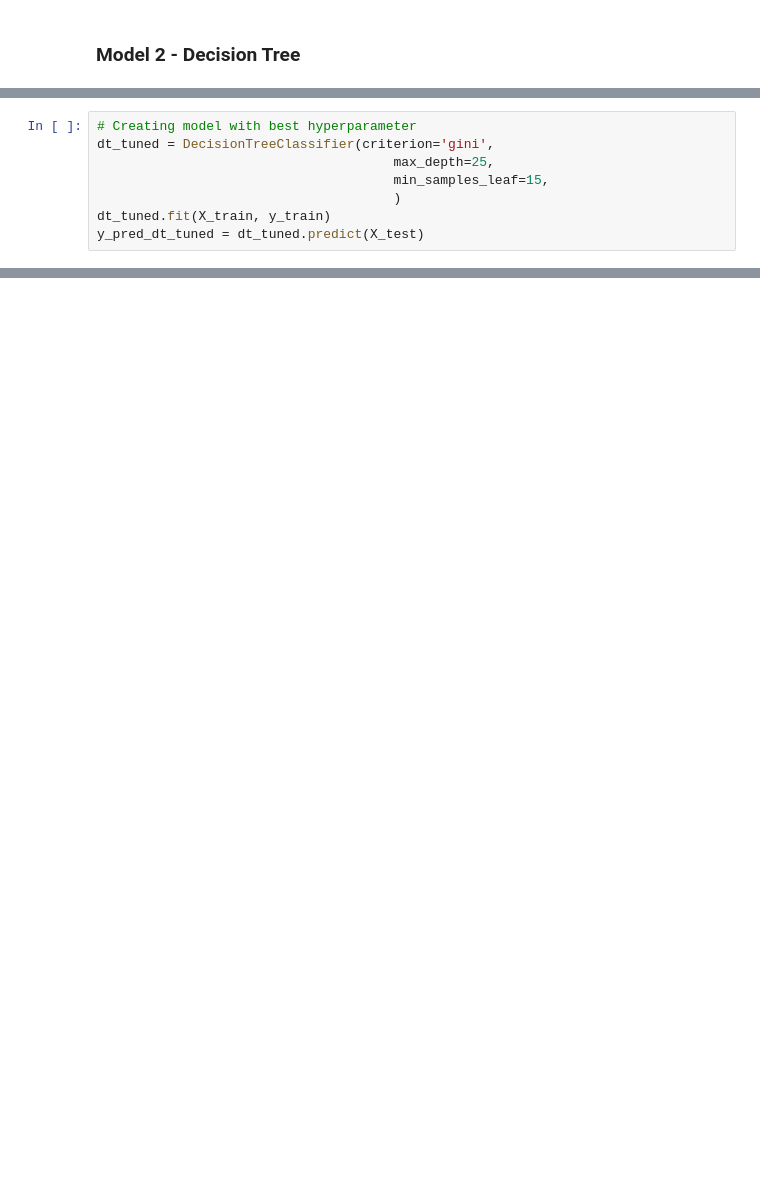
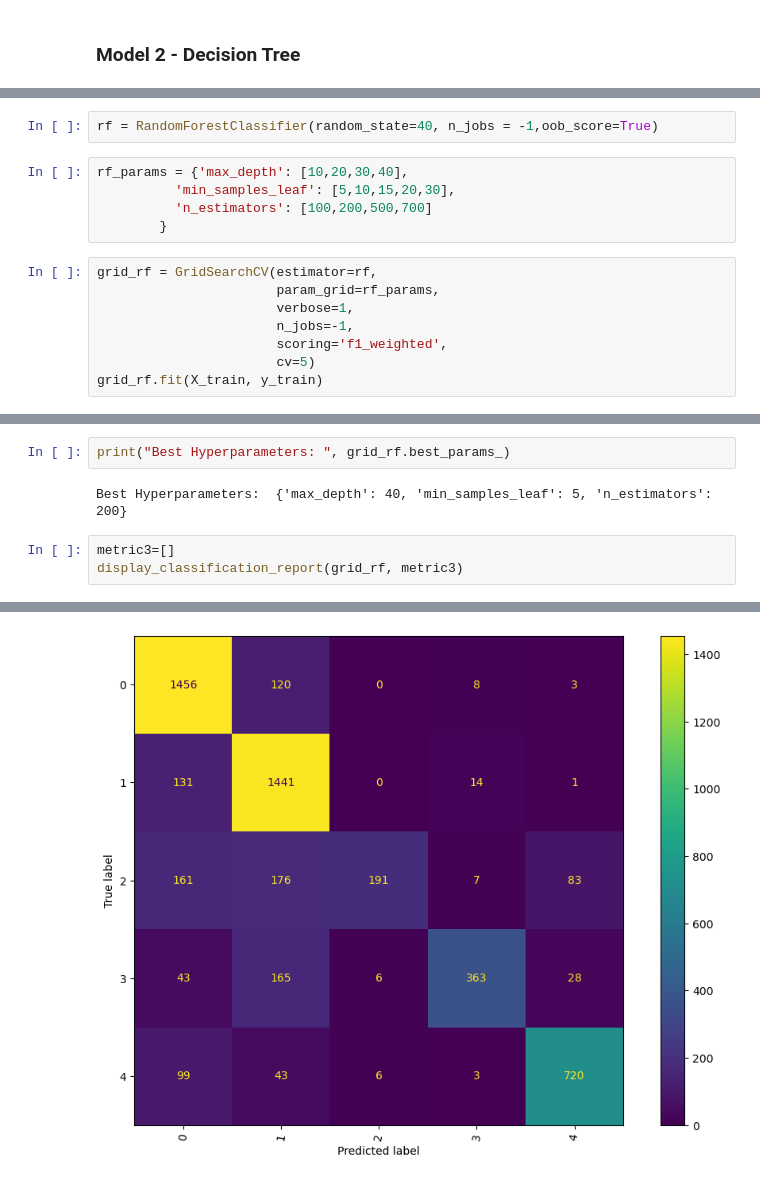
Before and after one commit to SanjayaKumarSahoo/automatic-ticket-classification, a Jupyter notebook: Automatic_Ticket_Classification_Assignment.ipynb, the cells around one changed output, grey strips where cells are left out. Drawn from its saved outputs; the diff is of its cells as text; blank space fills up the shorter version.

```diff
--- a/Automatic_Ticket_Classification_Assignment.ipynb
+++ b/Automatic_Ticket_Classification_Assignment.ipynb
@@ -868,8 +896,0 @@ Fitting 5 folds for each of 72 candidates, totalling 360 fits
-# %%
-# Creating model with best hyperparameter
-dt_tuned = DecisionTreeClassifier(criterion='gini',
-                                      max_depth=25,
-                                      min_samples_leaf=15,
-                                      )
-dt_tuned.fit(X_train, y_train)
-y_pred_dt_tuned = dt_tuned.predict(X_test)
@@ -907,0 +927,15 @@ f1_summary
+# %%
+rf = RandomForestClassifier(random_state=40, n_jobs = -1,oob_score=True)
+# %%
+rf_params = {'max_depth': [10,20,30,40],
+          'min_samples_leaf': [5,10,15,20,30],
+          'n_estimators': [100,200,500,700]
+        }
+# %%
+grid_rf = GridSearchCV(estimator=rf,
+                       param_grid=rf_params,
+                       verbose=1,
+                       n_jobs=-1,
+                       scoring='f1_weighted',
+                       cv=5)
+grid_rf.fit(X_train, y_train)
@@ -907,0 +952,8 @@ f1_summary
+# %%
+print("Best Hyperparameters: ", grid_rf.best_params_)
+# %% [output]
+Best Hyperparameters:  {'max_depth': 40, 'min_samples_leaf': 5, 'n_estimators': 200}
+# %%
+metric3=[]
+display_classification_report(grid_rf, metric3)
+# %% [output]
@@ -907,0 +977 @@ f1_summary
+[figure, added]
```
Also changed, not shown: parts of 37 cells of this notebook.
